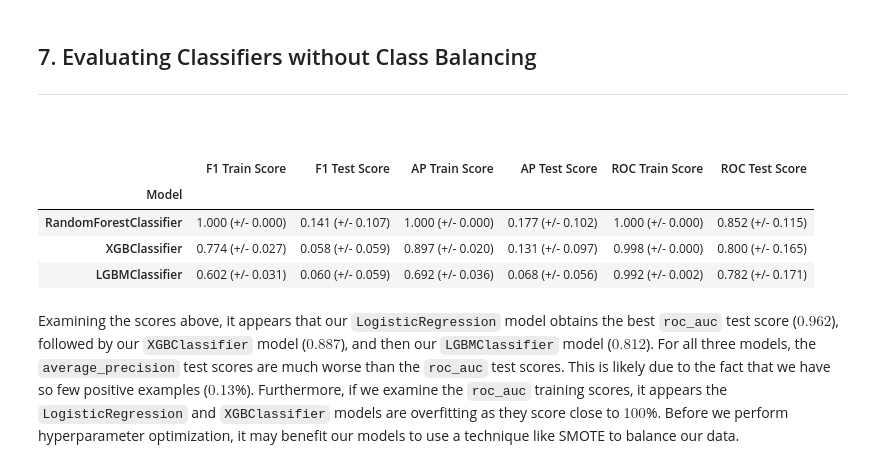
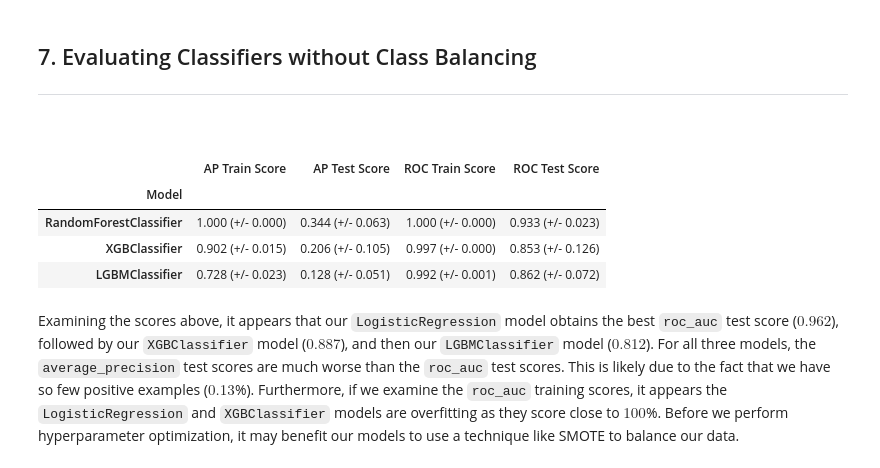
Before and after one commit to lukebass/wews, a Jupyter notebook: report/project.ipynb, the cells around one changed output. Saved outputs shown, nothing was run; the diff lists cells and outputs as text; code cells hidden in the pictures.

```diff
--- a/report/project.ipynb
+++ b/report/project.ipynb
@@ -208,10 +208,16 @@ df['fire_today'] = np.where(df['fire_today'] >= 7, 1, 0)
 The first form of feature engineering we'll perform is extracting the `month` and `year` from the `date` field. From here, we can use one-hot encoding on our new features to give our model more useful information to extract and learn from. We will also combine the `latitude` and `longitude` fields into a single field called `region`. Lastly, because most wildfires in Mendocino National Forest occur in the summer months, we will focus on `August` and `September`.
 # %%
 df['date'] = pd.to_datetime(df['time'], unit='ms')
-df = df[(df['date'].dt.month == 8) | (df['date'].dt.month == 9)]
+df = df[(df['date'].dt.month >= 7) & (df['date'].dt.month <= 10)]
 df['month'] = df['date'].dt.month_name()
 df['year'] = df['date'].dt.year
 df[['x', 'y']] = OrdinalEncoder().fit_transform(df[['longitude', 'latitude']])
+
+groups = df.groupby('date')
+for name, group in groups:
+    if group['fire_today'].sum() == 0:
+        df = df.drop(group.index)
+
 df
 # %% [output]
 |  | time | longitude | latitude | fire_today | lst_day | lst_night | emis_31 | emis_32 | sur_refl_b01 | ... |
@@ -364,6 +370,7 @@ The four graphs above show the count of fire occurrences per `longitude`, `latit
 The main form of feature engineering we'll perform is extracting lagged features from our existing features. Lagged features are simply the values for a given feature from a previous day or days. We'll impute and encode these lagged features exactly the same as their non-lagged counterparts.
 # %%
 lag_features = [
+    'fire_today',
     'lst_day',
     'lst_night',
     'emis_31',
@@ -383,7 +390,7 @@ lag_features = [
     'precipitation'
 ]
 
-def lagFeatures(df, features, lags, feature_name=None, clip=False, label=None, sortby=['date'], groupby=['longitude', 'latitude']):
+def lagFeatures(df, features, lags, feature_name=None, clip=False, label='lag', sortby=['date'], groupby=['longitude', 'latitude']):
     copy = df.copy()
     copy = copy.sort_values(sortby)
 
@@ -392,17 +399,16 @@ def lagFeatures(df, features, lags, feature_name=None, clip=False, label=None, s
             for lag in lags:
                 if feature_name is not None:
                     copy.loc[group.index, feature_name] = group[feature].shift(lag)
-                elif label is not None:
+                else:
                     copy.loc[group.index, feature + '_' + label + '_' + str(lag)] = group[feature].shift(lag)
-                else:
-                    copy.loc[group.index, feature + '_lag_' + str(lag)] = group[feature].shift(lag)
 
     if clip:
         copy = copy.dropna(subset=feature_name)
 
     return copy
 
-lag_df = lagFeatures(df, lag_features, [1, 2, 3])
+
+lag_df = lagFeatures(df, lag_features, [1, 2, 3, 4, 5])
 lag_df = lagFeatures(lag_df, ['fire_today'], [-1], 'fire_tomorrow', True)
 lag_df = lag_df.sort_values(['longitude', 'latitude', 'date'])
 lag_df
@@ -751,50 +599,48 @@ As we stated above, with the exception of `date` and `month`, all of our feature
 ## 7. Evaluating Classifiers without Class Balancing
 <hr><br>
 # %%
-columns = ['Model', 'F1 Train Score', 'F1 Test Score', 'AP Train Score', 'AP Test Score', 'ROC Train Score', 'ROC Test Score']
+columns = ['Model', 'AP Train Score', 'AP Test Score', 'ROC Train Score', 'ROC Test Score']
 models = {
     'RandomForestClassifier': RandomForestClassifier(),
     'XGBClassifier': XGBClassifier(),
     'LGBMClassifier': LGBMClassifier()
 }
 
-def crossValidateSummary(model, X_train, y_train, scoring=['f1', 'average_precision', 'roc_auc']):
+def crossValidateSummary(model, X_train, y_train, scoring=['average_precision', 'roc_auc']):
     scores = cross_validate(
         model,
         X_train,
         y_train,
         scoring=scoring,
         return_train_score=True,
         n_jobs=-1
     )
 
     return [
-        ('%0.3f (+/- %0.3f)' % (scores['train_f1'].mean(), scores['train_f1'].std())),
-        ('%0.3f (+/- %0.3f)' % (scores['test_f1'].mean(), scores['test_f1'].std())),
         ('%0.3f (+/- %0.3f)' % (scores['train_average_precision'].mean(), scores['train_average_precision'].std())),
         ('%0.3f (+/- %0.3f)' % (scores['test_average_precision'].mean(), scores['test_average_precision'].std())),
         ('%0.3f (+/- %0.3f)' % (scores['train_roc_auc'].mean(), scores['train_roc_auc'].std())),
         ('%0.3f (+/- %0.3f)' % (scores['test_roc_auc'].mean(), scores['test_roc_auc'].std()))
     ]
 
 def evaluateModels(X_train=X_train, y_train=y_train, models=models, preprocessor=preprocessor, sampler=False, label=None):
     summary = []
 
     for name, model in models.items():
         pipe = make_pipeline(preprocessor, model) if sampler is False else imb_make_pipeline(preprocessor, SMOTE(), model)
         scores = crossValidateSummary(pipe, X_train, y_train)
-        summary.append([name if label is None else name + ' ' + label, scores[0], scores[1], scores[2], scores[3], scores[4], scores[5]])
+        summary.append([name if label is None else name + ' ' + label, scores[0], scores[1], scores[2], scores[3]])
 
     return summary
 
 summary = evaluateModels()
 pd.DataFrame(summary, columns=columns).set_index('Model')
 # %% [output]
-|  | F1 Train Score | F1 Test Score | AP Train Score | AP Test Score | ROC Train Score | ROC Test Score |
-| Model |  |  |  |  |  |  |
-| RandomForestClassifier | 1.000 (+/- 0.000) | 0.141 (+/- 0.107) | 1.000 (+/- 0.000) | 0.177 (+/- 0.102) | 1.000 (+/- 0.000) | 0.852 (+/- 0.115) |
-| XGBClassifier | 0.774 (+/- 0.027) | 0.058 (+/- 0.059) | 0.897 (+/- 0.020) | 0.131 (+/- 0.097) | 0.998 (+/- 0.000) | 0.800 (+/- 0.165) |
-| LGBMClassifier | 0.602 (+/- 0.031) | 0.060 (+/- 0.059) | 0.692 (+/- 0.036) | 0.068 (+/- 0.056) | 0.992 (+/- 0.002) | 0.782 (+/- 0.171) |
+|  | AP Train Score | AP Test Score | ROC Train Score | ROC Test Score |
+| Model |  |  |  |  |
+| RandomForestClassifier | 1.000 (+/- 0.000) | 0.344 (+/- 0.063) | 1.000 (+/- 0.000) | 0.933 (+/- 0.023) |
+| XGBClassifier | 0.902 (+/- 0.015) | 0.206 (+/- 0.105) | 0.997 (+/- 0.000) | 0.853 (+/- 0.126) |
+| LGBMClassifier | 0.728 (+/- 0.023) | 0.128 (+/- 0.051) | 0.992 (+/- 0.001) | 0.862 (+/- 0.072) |
 # %% [markdown]
 Examining the scores above, it appears that our `LogisticRegression` model obtains the best `roc_auc` test score ($0.962$), followed by our `XGBClassifier` model ($0.887$), and then our `LGBMClassifier` model ($0.812$). For all three models, the `average_precision` test scores are much worse than the `roc_auc` test scores. This is likely due to the fact that we have so few positive examples ($0.13$%). Furthermore, if we examine the `roc_auc` training scores, it appears the `LogisticRegression` and `XGBClassifier` models are overfitting as they score close to $100$%. Before we perform hyperparameter optimization, it may benefit our models to use a technique like SMOTE to balance our data.
 # %% [markdown]
```
Also changed, not shown: parts of 20 cells of this notebook.
